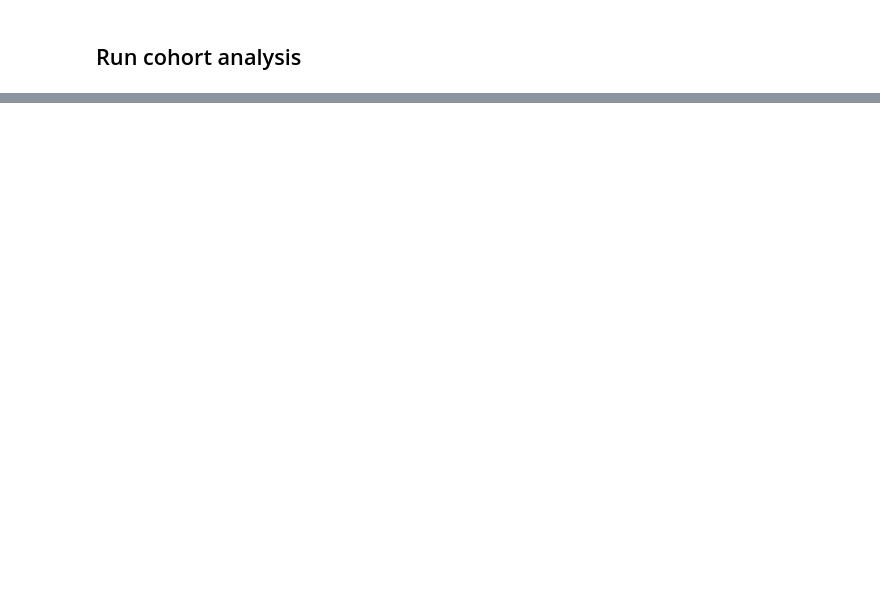
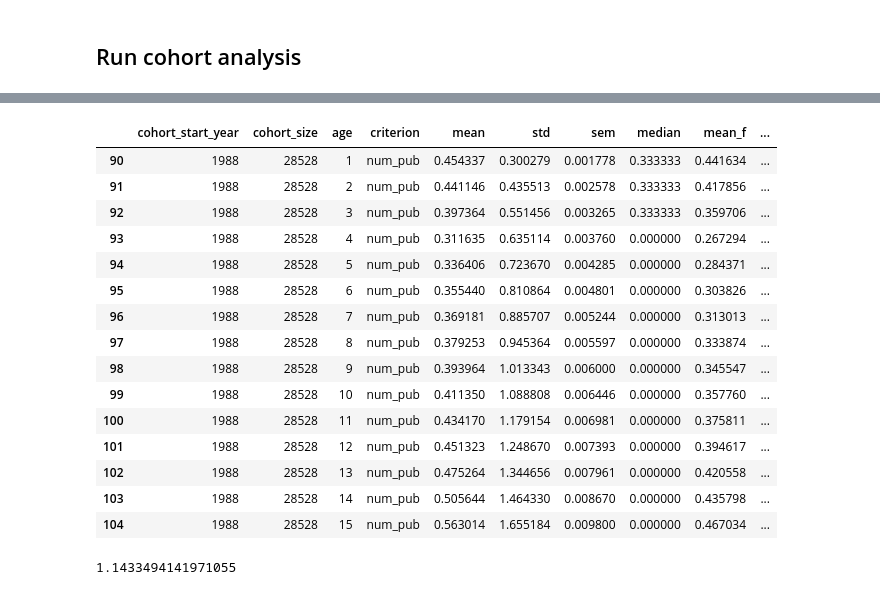
Before and after one commit to gesiscss/inequality, a Jupyter notebook: 2.Cohort analysis.ipynb, the cells around one changed output, grey strips where cells are left out. Cells and saved outputs as stored; diff of their text form; code cells hidden in the pictures; blank space fills up the shorter version.

```diff
--- a/2.Cohort analysis.ipynb
+++ b/2.Cohort analysis.ipynb
@@ -251,3 +200,28 @@ groupByYearData[groupByYearData['year'] == 2018]['num_pub'].sum()
+# %%
+stats[stats.cohort_start_year == 1988]
+# %% [output]
+|  | cohort_start_year | cohort_size | age | criterion | mean | std | sem | median | mean_f | ... |
+| 90 | 1988 | 28528 | 1 | num_pub | 0.454337 | 0.300279 | 0.001778 | 0.333333 | 0.441634 | ... |
+| 91 | 1988 | 28528 | 2 | num_pub | 0.441146 | 0.435513 | 0.002578 | 0.333333 | 0.417856 | ... |
+| 92 | 1988 | 28528 | 3 | num_pub | 0.397364 | 0.551456 | 0.003265 | 0.333333 | 0.359706 | ... |
+| 93 | 1988 | 28528 | 4 | num_pub | 0.311635 | 0.635114 | 0.003760 | 0.000000 | 0.267294 | ... |
+| 94 | 1988 | 28528 | 5 | num_pub | 0.336406 | 0.723670 | 0.004285 | 0.000000 | 0.284371 | ... |
+| 95 | 1988 | 28528 | 6 | num_pub | 0.355440 | 0.810864 | 0.004801 | 0.000000 | 0.303826 | ... |
+| 96 | 1988 | 28528 | 7 | num_pub | 0.369181 | 0.885707 | 0.005244 | 0.000000 | 0.313013 | ... |
+| 97 | 1988 | 28528 | 8 | num_pub | 0.379253 | 0.945364 | 0.005597 | 0.000000 | 0.333874 | ... |
+| 98 | 1988 | 28528 | 9 | num_pub | 0.393964 | 1.013343 | 0.006000 | 0.000000 | 0.345547 | ... |
+| 99 | 1988 | 28528 | 10 | num_pub | 0.411350 | 1.088808 | 0.006446 | 0.000000 | 0.357760 | ... |
+| 100 | 1988 | 28528 | 11 | num_pub | 0.434170 | 1.179154 | 0.006981 | 0.000000 | 0.375811 | ... |
+| 101 | 1988 | 28528 | 12 | num_pub | 0.451323 | 1.248670 | 0.007393 | 0.000000 | 0.394617 | ... |
+| 102 | 1988 | 28528 | 13 | num_pub | 0.475264 | 1.344656 | 0.007961 | 0.000000 | 0.420558 | ... |
+| 103 | 1988 | 28528 | 14 | num_pub | 0.505644 | 1.464330 | 0.008670 | 0.000000 | 0.435798 | ... |
+| 104 | 1988 | 28528 | 15 | num_pub | 0.563014 | 1.655184 | 0.009800 | 0.000000 | 0.467034 | ... |
+# %%
+author_year_numPub_with_authors[(author_year_numPub_with_authors.start_year == 1988) &
+                                (author_year_numPub_with_authors.year == 1988) &
+                                (author_year_numPub_with_authors.gender == 'm')]['num_pub'].mean()
+# %% [output]
+1.1433494141971055
 # %%
 plot.run_cohort_analysis(groupByYearData, cohort_start_years, MAX_CAREER_LENGTH_COHORT, "num_pub", "Publications",
                          authorStartEndCareerData, skip_overlaping_years)
```
Also changed, not shown: parts of 18 cells of this notebook, 4 other files.
